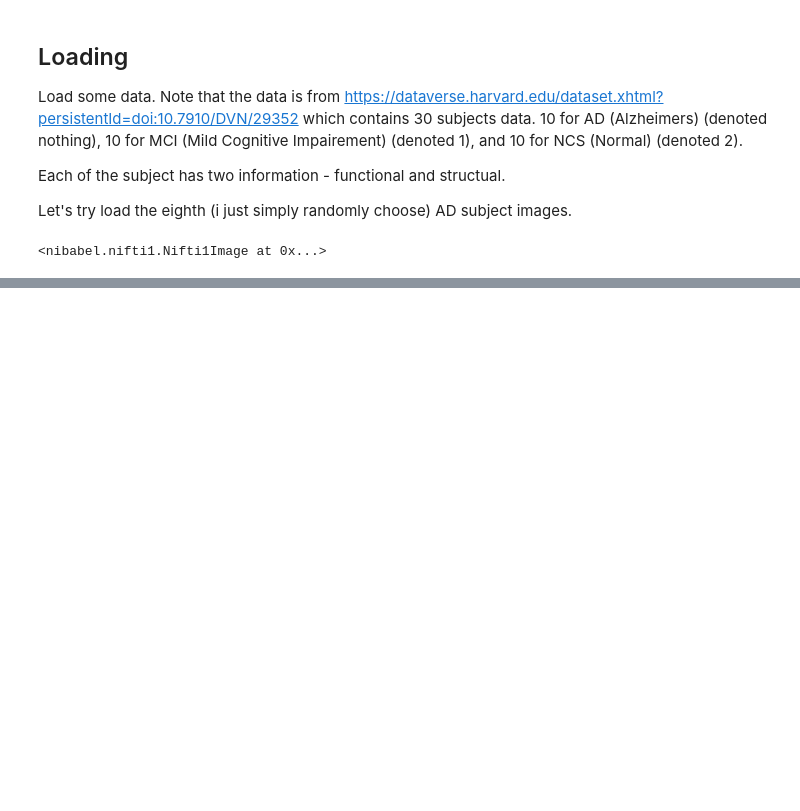
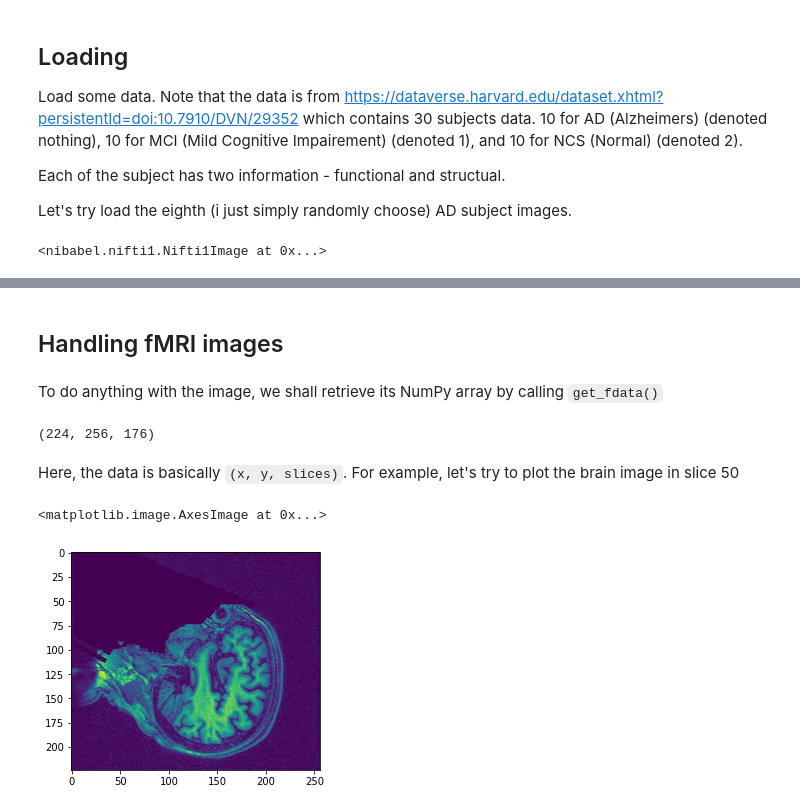
Before and after one commit to chaklam-silpasuwanchai/Python-for-Neuroimaging, a Jupyter notebook: 1. Loading fMRI images.ipynb, the cells around one changed output, grey strips where cells are left out. Saved outputs shown, nothing was run; the diff lists cells and outputs as text; code cells hidden in the pictures; blank space fills up the shorter version.

```diff
--- a/1. Loading fMRI images.ipynb
+++ b/1. Loading fMRI images.ipynb
@@ -16,2 +10,0 @@ Setting the path directory
-# %%
-data_dir = Path('data')
@@ -31,0 +34,17 @@ t1w
+# %% [markdown]
+## Handling fMRI images
+# %% [markdown]
+To do anything with the image, we shall retrieve its NumPy array by calling `get_fdata()`
+# %%
+data = t1w.get_fdata()
+data.shape
+# %% [output]
+(224, 256, 176)
+# %% [markdown]
+Here, the data is basically `(x, y, slices)`.  For example, let's try to plot the brain image in slice 50
+# %%
+slice50 = data[:, :, 50]
+plt.imshow(slice50)
+# %% [output]
+<matplotlib.image.AxesImage at 0x...>
+[figure, added]
```
Also changed, not shown: parts of 9 cells of this notebook, 1 other file.
